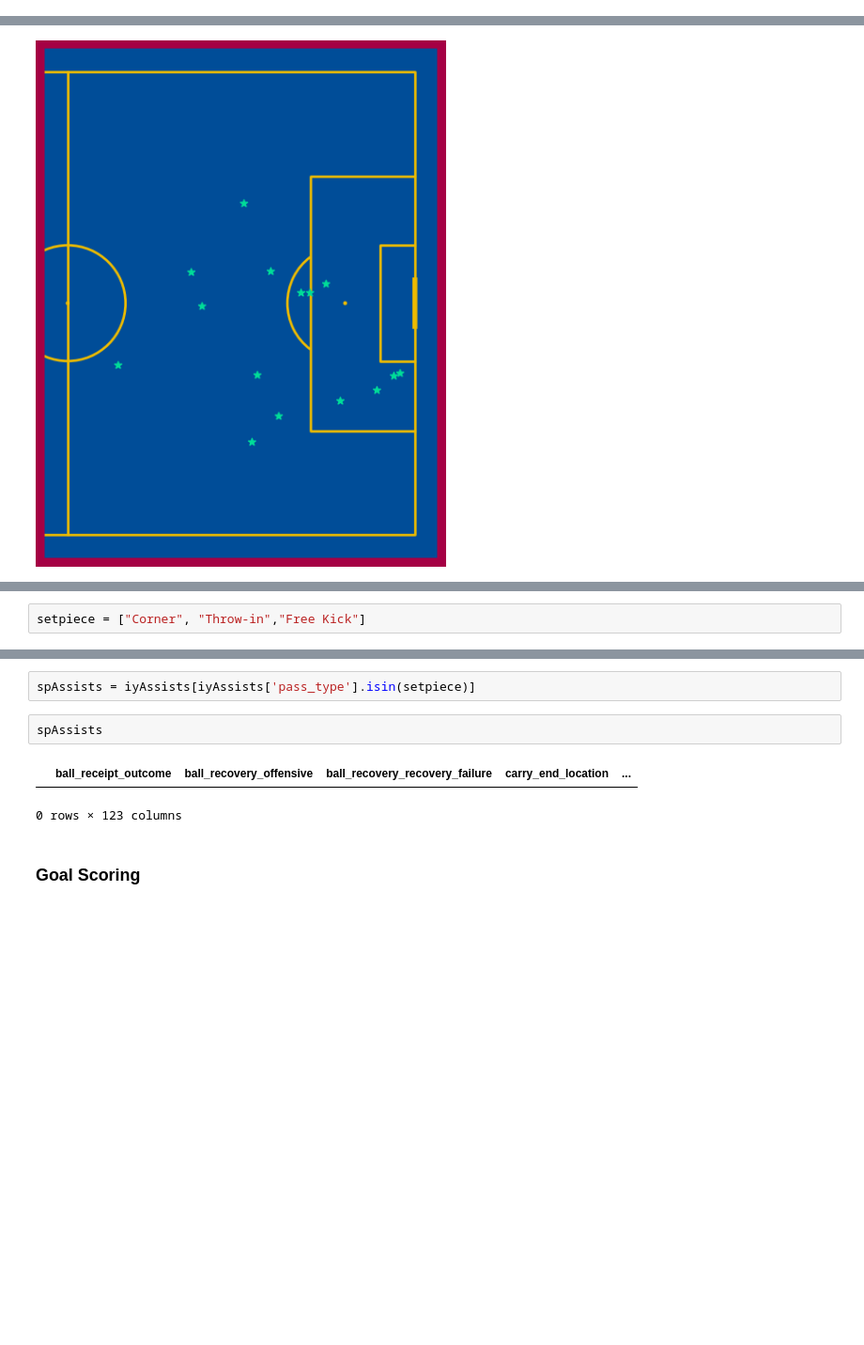
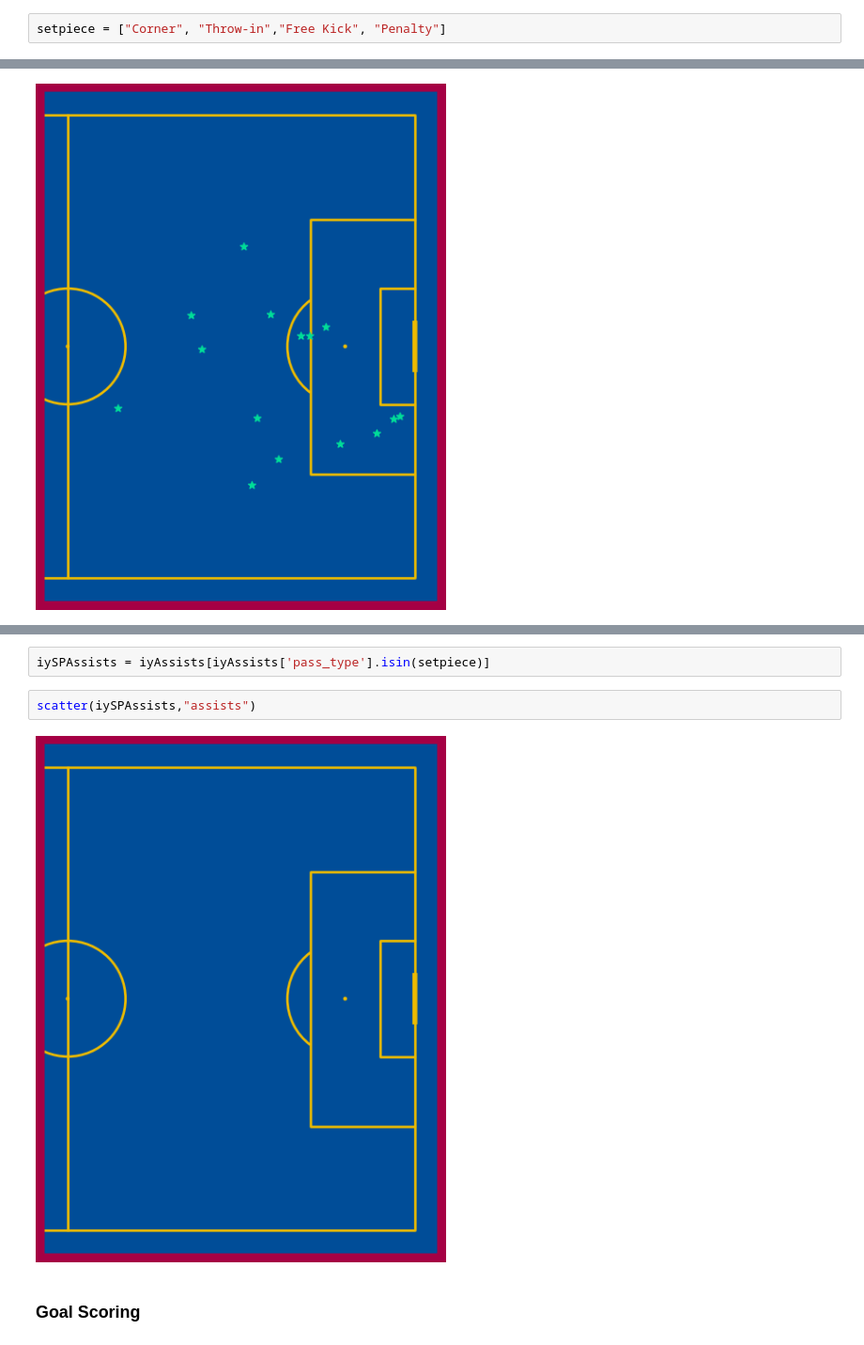
Before and after one commit to YashaswiPandey/IST652-FinalProject, a Jupyter notebook: messiAnalysis.ipynb, the cells around one changed output, grey strips where cells are left out. Shown at 94% size. Drawn from its saved outputs; the diff is of its cells as text; blank space fills up the shorter version.

```diff
--- a/messiAnalysis.ipynb
+++ b/messiAnalysis.ipynb
@@ -166,5 +161,7 @@ def dangerPass(df):
     DangerPasses = df[df['id'].isin(DangerPass)]
 
     heatmap(DangerPasses,"pass")
+# %%
+setpiece = ["Corner", "Throw-in","Free Kick", "Penalty"]
 # %% [markdown]
 ## Breakthrough
@@ -243,2 +232,0 @@ gsAssisted
-# %%
-setpiece = ["Corner", "Throw-in","Free Kick"]
@@ -245,10 +242,9 @@ setpiece = ["Corner", "Throw-in","Free Kick"]
 # %%
-spAssists = iyAssists[iyAssists['pass_type'].isin(setpiece)]
+iySPAssists = iyAssists[iyAssists['pass_type'].isin(setpiece)]
-# %%
-spAssists
-# %% [output]
-|  | ball_receipt_outcome | ball_recovery_offensive | ball_recovery_recovery_failure | carry_end_location | ... |
-0 rows × 123 columns
+# %%
+scatter(iySPAssists,"assists")
+# %% [output]
+[figure, added]
 # %% [markdown]
 ### Goal Scoring
 # %%
```
Also changed, not shown: parts of 99 cells of this notebook.
